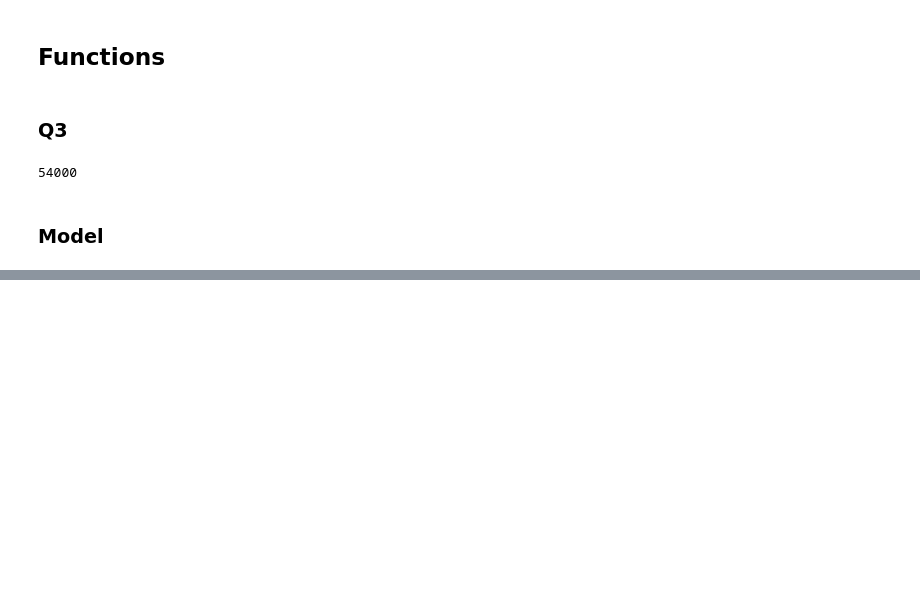
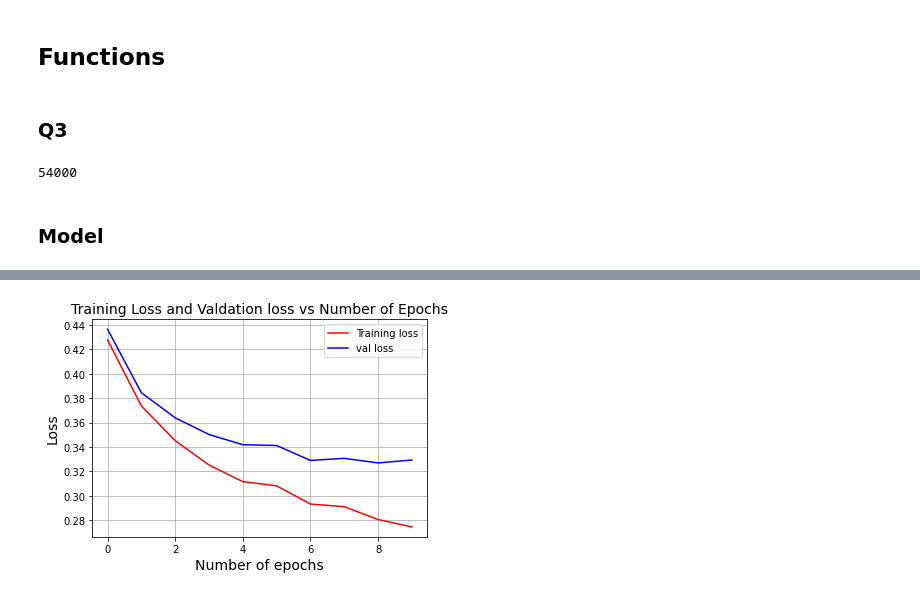
Before and after one commit to AkshayCharjan/Deep-Learning-Assignment-1, a Jupyter notebook: DeepLearning_Asg_1_.ipynb, the cells around one changed output, grey strips where cells are left out. Saved outputs shown, nothing was run; the diff lists cells and outputs as text; code cells hidden in the pictures; blank space fills up the shorter version.

Commit message:
Update DeepLearning_Asg_1_.ipynb
Identity function, and mse added, and some other changes

```diff
--- a/DeepLearning_Asg_1_.ipynb
+++ b/DeepLearning_Asg_1_.ipynb
@@ -127,6 +127,9 @@ def sigmoid(a):
 
 def softmax(a):
     return np.exp(a)/np.sum(np.exp(a),axis=0)
+
+def grad_softmax(x):
+    return softmax(x) * (1-softmax(x))
 
 def grad_sigmoid(a):
   return sigmoid(a)*(1-sigmoid(a))
@@ -140,10 +143,14 @@ def grad_relu(x):
 def tanh(x):
     return np.tanh(x)
 
-
-
 def grad_tanh(x):
     return (1 - (np.tanh(x)**2))
+
+def identity(x):
+  return x
+
+def grad_identity(x):
+  return np.ones(x.shape)
 # %% [markdown]
 ### **Q3**
 # %%
@@ -474 +522,10 @@ def sweep():
   wandb.run.save()
+# %%
+beta=0.999
+beta_1=0.9
+beta_2=0.999
+obj=model(3+1,128,"adam","tanh","Xavier",0)
+  # def train(trainX,trainY,valX, valY, batch_size,epochs,beta,beta_1,beta_2,neta,t,loss):
+
+obj.train(trainX,trainY, valX,valY ,64, 10 ,beta,beta_1,beta_2,0.001,1,"crossEntropy")
+# %% [output]
@@ -475 +549,2 @@ def sweep():
+[figure, added]
 # %%
```
Also changed, not shown: parts of 8 cells of this notebook.
